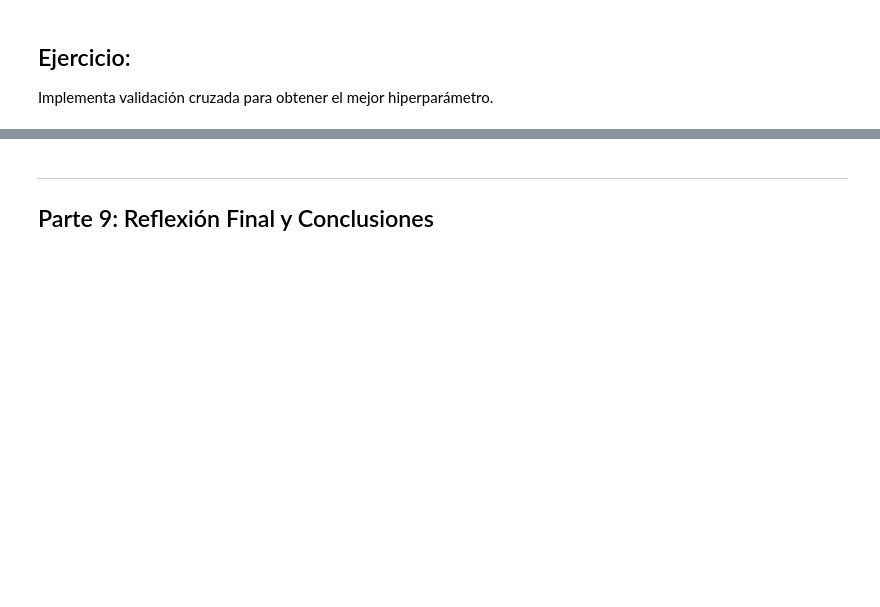
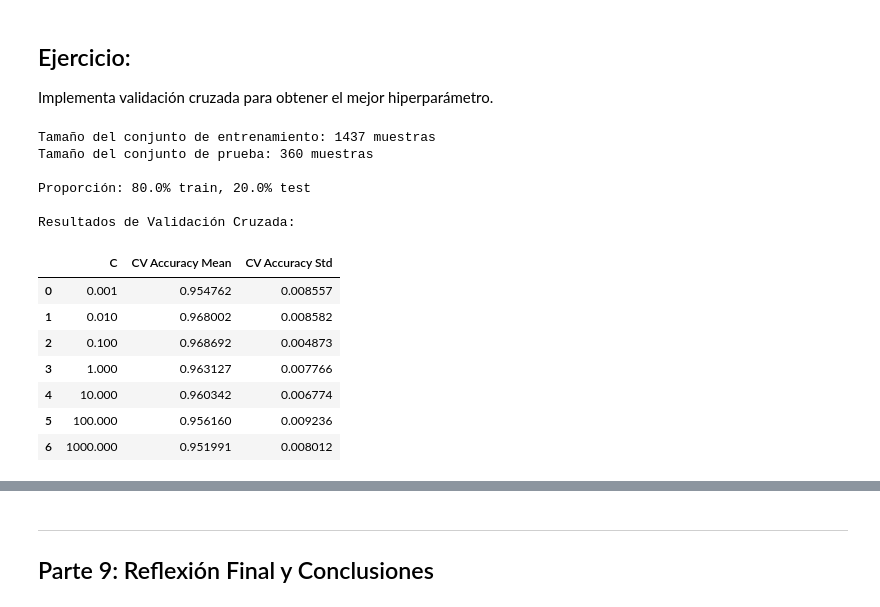
Before and after one commit to joaquindomit/mineria_datos, a Jupyter notebook: tareas/Joaquin_Domit/tarea_01_clasificacion_digitos.ipynb, the cells around one changed output, grey strips where cells are left out. Saved outputs shown, nothing was run; the diff lists cells and outputs as text; code cells hidden in the pictures; blank space fills up the shorter version.

Commit message:
tarea 1 finalizada

```diff
--- a/tareas/Joaquin_Domit/tarea_01_clasificacion_digitos.ipynb
+++ b/tareas/Joaquin_Domit/tarea_01_clasificacion_digitos.ipynb
@@ -862,3 +862,79 @@ los modelos muestran bajo sobreajuste, por ejemplo en el modelo flexible por la
 ## Ejercicio:
 
 Implementa validación cruzada para obtener el mejor hiperparámetro.
+# %%
+from sklearn.model_selection import StratifiedKFold
+# TODO: Dividir los datos en entrenamiento (80%) y prueba (20%)
+# Usa random_state=42 para reproducibilidad
+X_train, X_test, y_train, y_test = train_test_split(
+    X, y, test_size=0.2, random_state=42, stratify=y
+)
+
+print(f"Tamaño del conjunto de entrenamiento: {X_train.shape[0]} muestras")
+print(f"Tamaño del conjunto de prueba: {X_test.shape[0]} muestras")
+print(
+    f"\nProporción: {X_train.shape[0]/(X_train.shape[0]+X_test.shape[0])*100:.1f}% train, {X_test.shape[0]/(X_train.shape[0]+X_test.shape[0])*100:.1f}% test"
+)
+# Lista de valores C a probar
+C_values = [0.001, 0.01, 0.1, 1, 10, 100, 1000]
+
+cv = StratifiedKFold(n_splits=5, shuffle=True, random_state=42)
+
+cv_results = []
+best_C = None
+best_cv_acc = -1
+
+for C in C_values:
+    fold_acc = []
+    for train_idx, val_idx in cv.split(X_train, y_train):
+        X_tr, X_val = X_train[train_idx], X_train[val_idx]
+        y_tr, y_val = y_train[train_idx], y_train[val_idx]
+
+        model = LogisticRegression(C=C, max_iter=5000, solver="lbfgs")
+        model.fit(X_tr, y_tr)
+
+        y_val_pred = model.predict(X_val)
+        fold_acc.append(accuracy_score(y_val, y_val_pred))
+
+    mean_acc = np.mean(fold_acc)
+    std_acc = np.std(fold_acc)
+
+    cv_results.append({"C": C, "CV Accuracy Mean": mean_acc, "CV Accuracy Std": std_acc})
+
+    if mean_acc > best_cv_acc:
+        best_cv_acc = mean_acc
+        best_C = C
+
+df_cv = pd.DataFrame(cv_results).sort_values("C")
+print("\nResultados de Validación Cruzada:")
+display(df_cv)
+
+print(f"\nMejor C según CV: {best_C}")
+print(f"Mejor Accuracy promedio (CV): {best_cv_acc:.4f}")
+
+# ============================================================
+# 5) Entrenar el modelo final con el mejor C y evaluar Train/Test
+# ============================================================
+best_model = LogisticRegression(C=best_C, max_iter=5000, solver="lbfgs")
+best_model.fit(X_train, y_train)
+
+train_acc_best = accuracy_score(y_train, best_model.predict(X_train))
+test_acc_best = accuracy_score(y_test, best_model.predict(X_test))
+
+print(f"\nAccuracy Train (Best C): {train_acc_best:.4f}")
+print(f"Accuracy Test  (Best C): {test_acc_best:.4f}")
+# %% [output]
+Tamaño del conjunto de entrenamiento: 1437 muestras
+Tamaño del conjunto de prueba: 360 muestras
+
+Proporción: 80.0% train, 20.0% test
+
+Resultados de Validación Cruzada:
+|  | C | CV Accuracy Mean | CV Accuracy Std |
+| 0 | 0.001 | 0.954762 | 0.008557 |
+| 1 | 0.010 | 0.968002 | 0.008582 |
+| 2 | 0.100 | 0.968692 | 0.004873 |
+| 3 | 1.000 | 0.963127 | 0.007766 |
+| 4 | 10.000 | 0.960342 | 0.006774 |
+| 5 | 100.000 | 0.956160 | 0.009236 |
+| 6 | 1000.000 | 0.951991 | 0.008012 |
```
Also changed, not shown: parts of 9 cells of this notebook.
